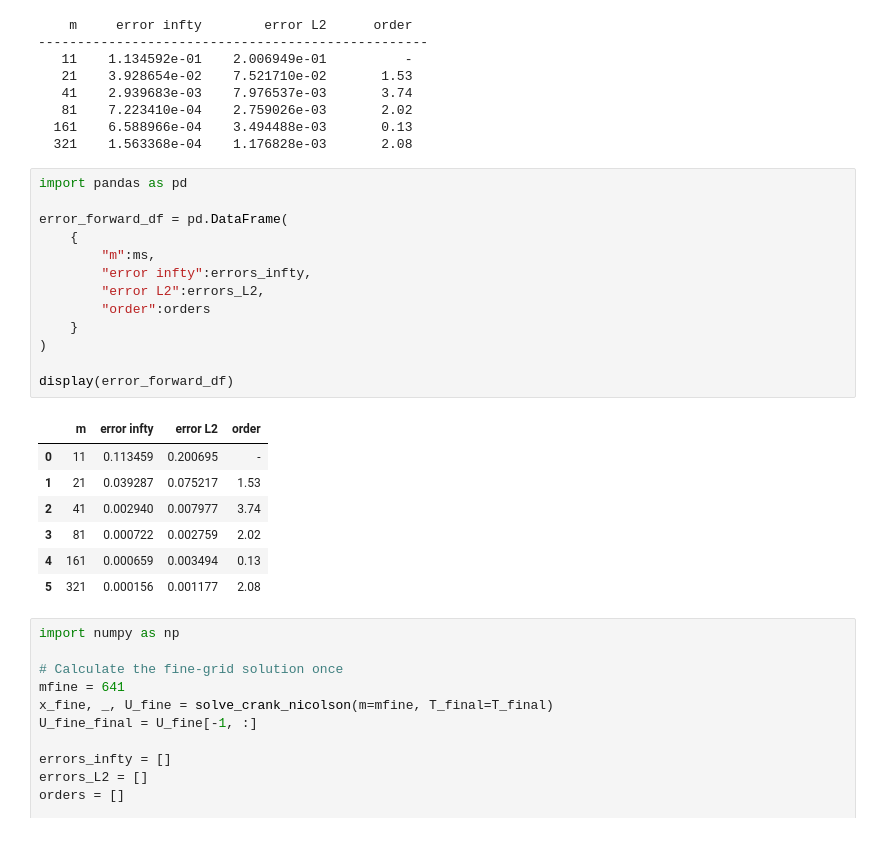
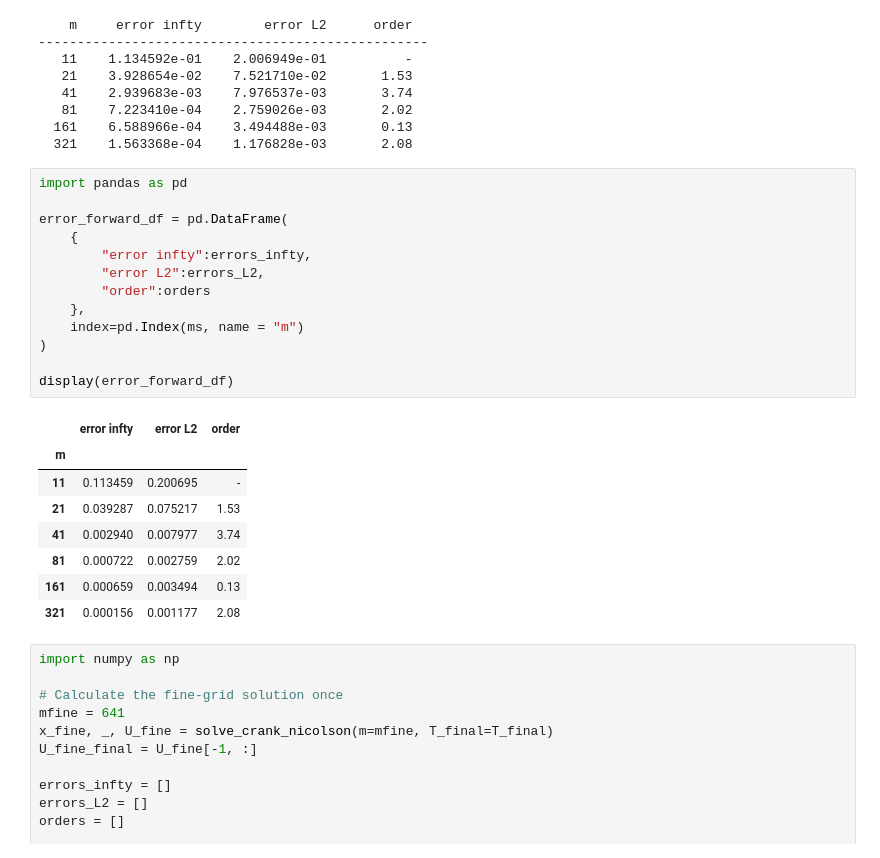
Before and after one commit to joseantoniopenamulero-sys/Computational_Technics, a Jupyter notebook: For Lab 3/Task 7 JOSE.ipynb, the cells around one changed output. Drawn from its saved outputs; the diff is of its cells as text.

```diff
--- a/For Lab 3/Task 7 JOSE.ipynb
+++ b/For Lab 3/Task 7 JOSE.ipynb
@@ -312,24 +312,25 @@ for m in ms:
 # %%
 import pandas as pd
 
 error_forward_df = pd.DataFrame(
     {
-        "m":ms,
         "error infty":errors_infty,
         "error L2":errors_L2,
         "order":orders
-    }
+    },
+    index=pd.Index(ms, name = "m")
 )
 
 display(error_forward_df)
 # %% [output]
-|  | m | error infty | error L2 | order |
-| 0 | 11 | 0.113459 | 0.200695 | - |
-| 1 | 21 | 0.039287 | 0.075217 | 1.53 |
-| 2 | 41 | 0.002940 | 0.007977 | 3.74 |
-| 3 | 81 | 0.000722 | 0.002759 | 2.02 |
-| 4 | 161 | 0.000659 | 0.003494 | 0.13 |
-| 5 | 321 | 0.000156 | 0.001177 | 2.08 |
+|  | error infty | error L2 | order |
+| m |  |  |  |
+| 11 | 0.113459 | 0.200695 | - |
+| 21 | 0.039287 | 0.075217 | 1.53 |
+| 41 | 0.002940 | 0.007977 | 3.74 |
+| 81 | 0.000722 | 0.002759 | 2.02 |
+| 161 | 0.000659 | 0.003494 | 0.13 |
+| 321 | 0.000156 | 0.001177 | 2.08 |
 # %%
 import numpy as np
 
```
Also changed, not shown: parts of 1 cell of this notebook, 2 other files.
